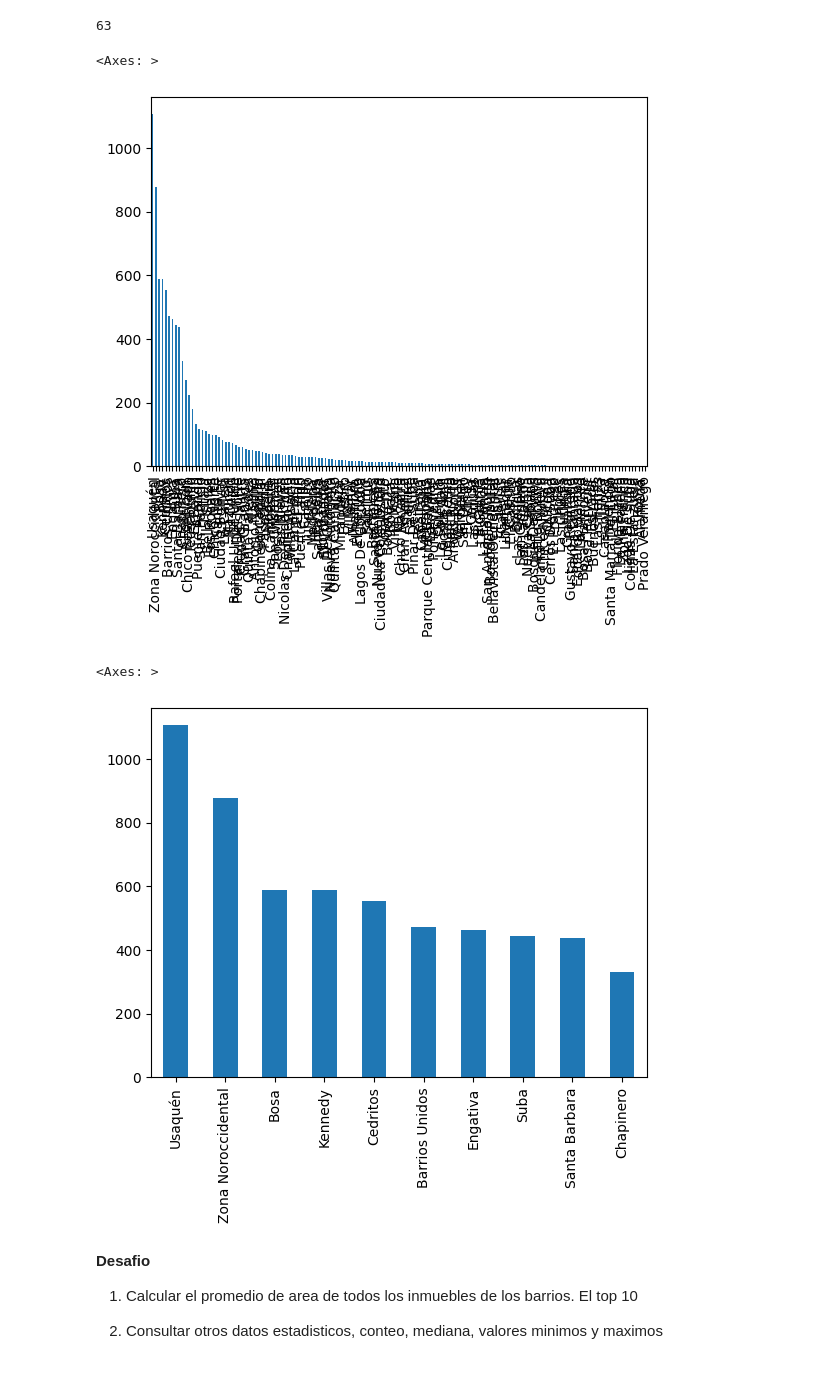
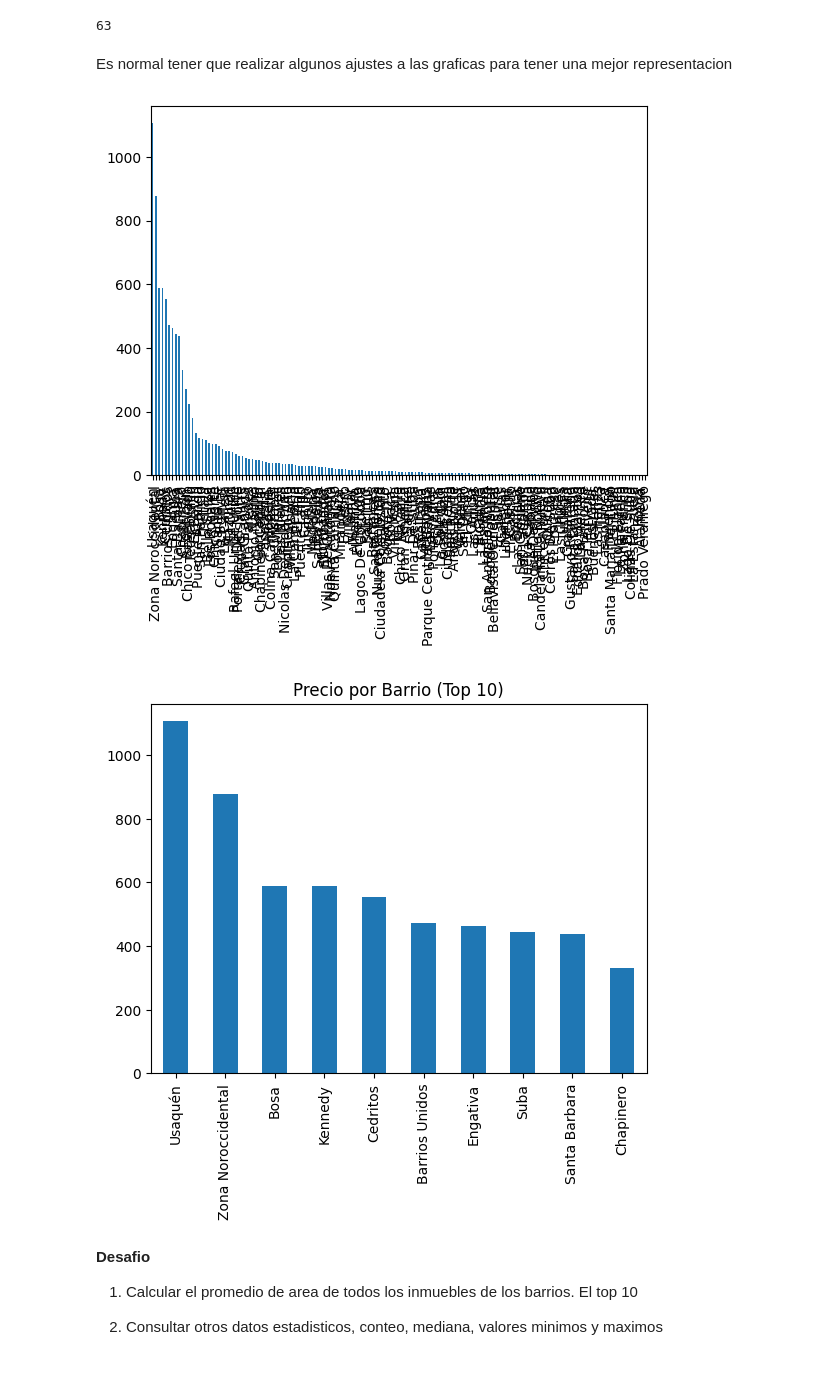
Before and after one commit to admred/inmersion-de-datos-con-python-alura, a Jupyter notebook: Inmersion_de_datos_con_python_Alura.ipynb, the cells around one changed output. Drawn from its saved outputs; the diff is of its cells as text; code cells hidden in the pictures.

Commit message:
mejorado

```diff
--- a/Inmersion_de_datos_con_python_Alura.ipynb
+++ b/Inmersion_de_datos_con_python_Alura.ipynb
@@ -11,6 +7,6 @@ Mounted at /content/drive
 # %%
 import pandas as pd
-inmuebles=pd.read_csv('/content/drive/MyDrive/Inmersion de Datos - Alura/inmuebles_bogota.csv',sep=',')
+inmuebles=pd.read_csv('https://github.com/admred/inmersion-de-datos-con-python-alura/raw/master/inmuebles_bogota.csv',sep=',')
 inmuebles.head()
 # %% [output]
 |  | Tipo | Descripcion | Habitaciones | Baños | Área | Barrio | UPZ | Valor |
@@ -154,16 +150,16 @@ len(inmuebles.UPZ.value_counts())
 63
 # %%
 inmuebles_barrio=inmuebles.Barrio.value_counts()
+# %% [markdown]
+Es normal tener que realizar algunos ajustes a las graficas para tener una mejor representacion
 # %%
-inmuebles_barrio.plot.bar()
+inmuebles_barrio.plot.bar();
 # %% [output]
-<Axes: >
 [figure]
 # %%
-inmuebles_barrio.head(10).plot.bar()
+inmuebles_barrio.head(10).plot.bar(title='Precio por Barrio (Top 10)');
 # %% [output]
-<Axes: >
-[figure, old version]
+[figure, new version]
 # %% [markdown]
 **Desafio**
 
```
Also changed, not shown: parts of 36 cells of this notebook.
